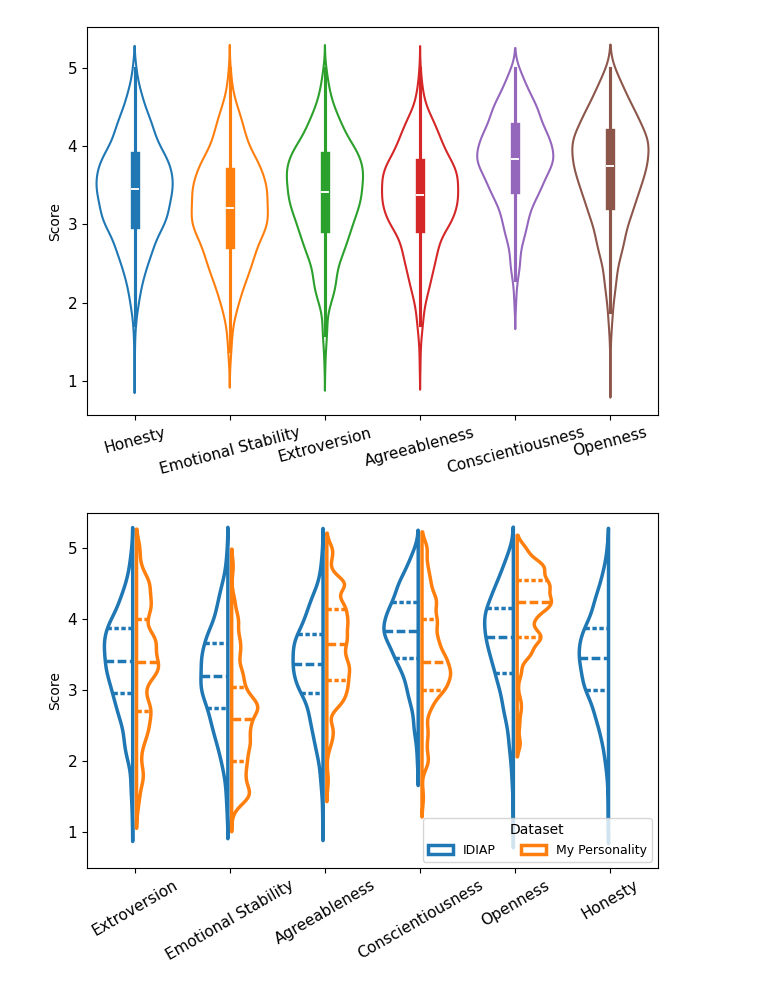
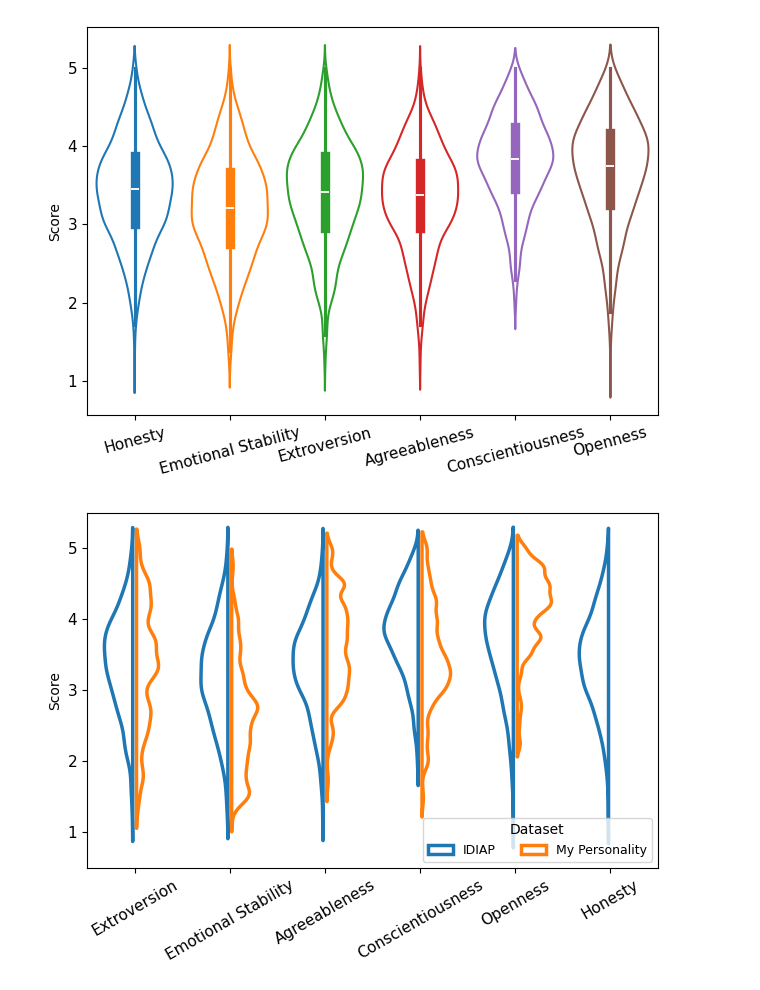
Before and after one commit to CS-433/ml-project-2-teamsas, a Jupyter notebook: notebooks/eda/eda.ipynb, the cells around one changed output. Cells and saved outputs as stored; diff of their text form; code cells hidden in the pictures.

```diff
--- a/notebooks/eda/eda.ipynb
+++ b/notebooks/eda/eda.ipynb
@@ -120,28 +120,28 @@ plt.show()
 # %%
 shared_labels = [
     "Extroversion",
     "Emotional Stability",
     "Agreeableness",
     "Conscientiousness",
     "Openness",
     "Honesty",
 ]
 
 joint_vars = pd.concat([data_vars, my_personality_vars], axis=0)[shared_labels + ["Dataset"]]
 joint_vars = joint_vars.reset_index(drop=True)
 joint_vars = joint_vars.melt(id_vars=["Dataset"], var_name="Trait", value_name="Score")
 
 plt.figure()
-sns.violinplot(data=joint_vars, x="Trait", y="Score", hue="Dataset", split=True, gap=.1, inner="quart", fill=False, linewidth=2.5)
+sns.violinplot(data=joint_vars, x="Trait", y="Score", hue="Dataset", split=True, gap=.1, inner=None, fill=False, linewidth=2.5)
 plt.xticks(range(6), shared_labels)
 plt.xticks(rotation=30)
 plt.xticks(fontsize=11)
 plt.xlabel("")
 plt.yticks(fontsize=11)
 plt.ylim(0.5, 5.5)
 plt.legend(title="Dataset", fontsize=9, loc="lower right", ncol=2)
 plt.tight_layout()
 plt.savefig("both_targets_violin.pdf", format="pdf")
 plt.show()
 # %% [output]
-[figure, old version]
+[figure, new version]
```
Also changed, not shown: 1 other file.
